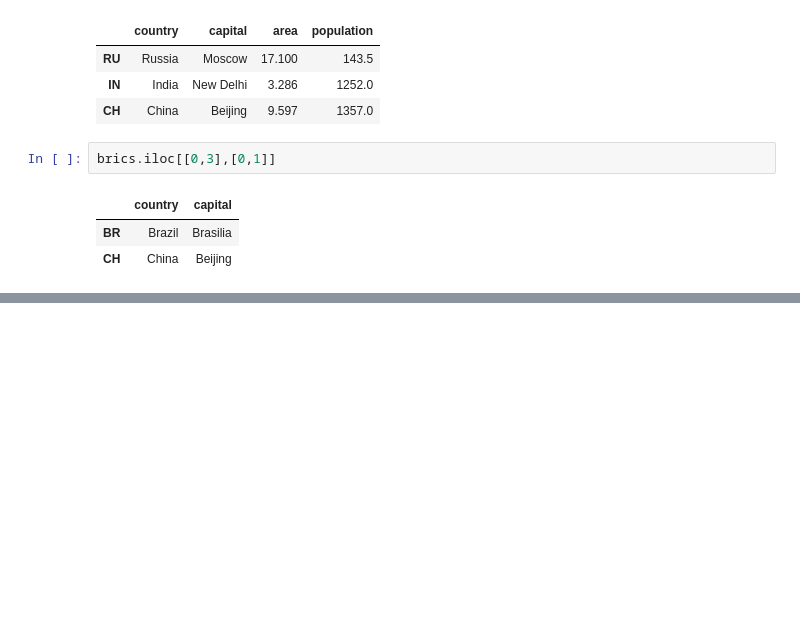
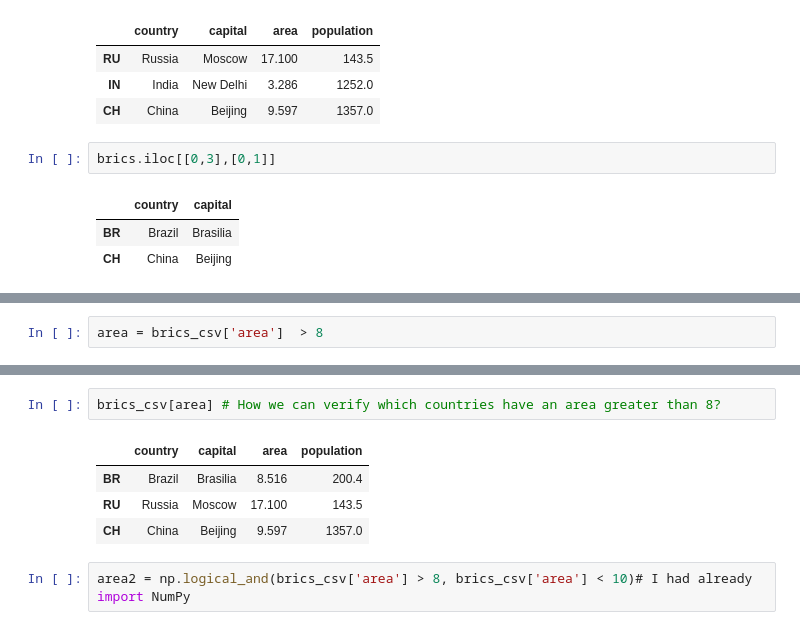
Before and after one commit to joaocarvoli/Data-Science, a Jupyter notebook: notions-and-questions/1-python.ipynb, the cells around one changed output, grey strips where cells are left out. Saved outputs shown, nothing was run; the diff lists cells and outputs as text; blank space fills up the shorter version.

```diff
--- a/notions-and-questions/1-python.ipynb
+++ b/notions-and-questions/1-python.ipynb
@@ -230,0 +296,2 @@ brics.iloc[[0,3],[0,1]]
+# %%
+area = brics_csv['area']  > 8
@@ -230,0 +307,9 @@ brics.iloc[[0,3],[0,1]]
+# %%
+brics_csv[area] # How we can verify which countries have an area greater than 8?
+# %% [output]
+|  | country | capital | area | population |
+| BR | Brazil | Brasilia | 8.516 | 200.4 |
+| RU | Russia | Moscow | 17.100 | 143.5 |
+| CH | China | Beijing | 9.597 | 1357.0 |
+# %%
+area2 = np.logical_and(brics_csv['area'] > 8, brics_csv['area'] < 10)# I had already import NumPy
```
Also changed, not shown: parts of 16 cells of this notebook.
